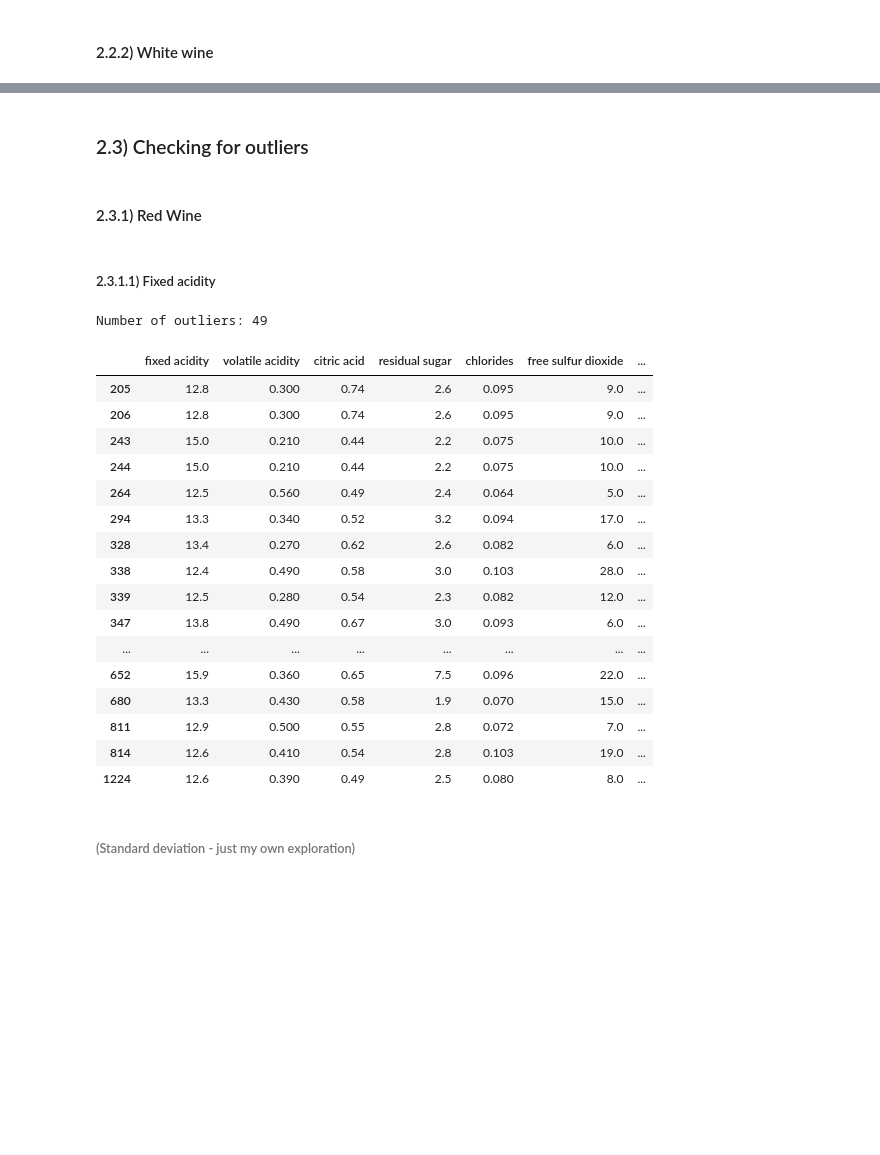
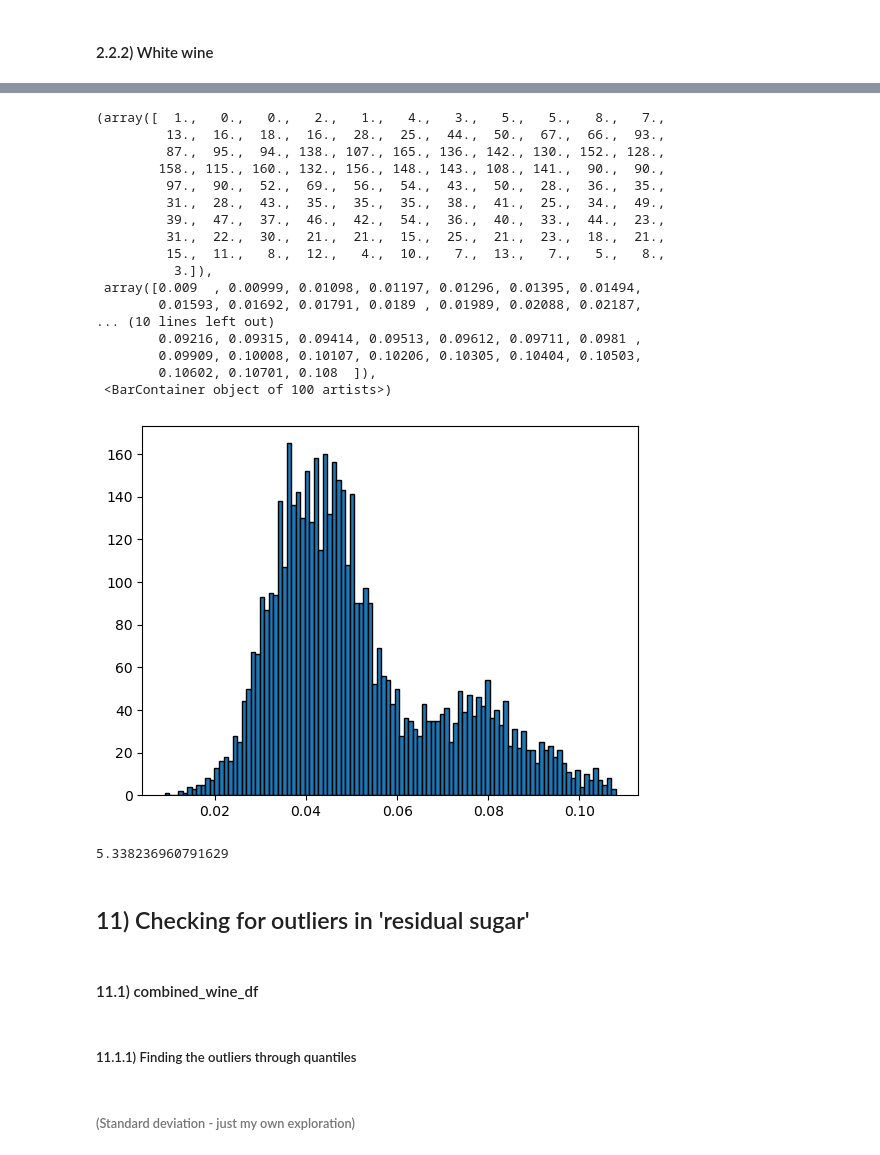
Before and after one commit to TRossen89/BI_MP_Assignments, a Jupyter notebook: MP2_Data_Exploration_and_Engineering.ipynb, the cells around one changed output, grey strips where cells are left out. Saved outputs shown, nothing was run; the diff lists cells and outputs as text; code cells hidden in the pictures; blank space fills up the shorter version.

```diff
--- a/MP2_Data_Exploration_and_Engineering.ipynb
+++ b/MP2_Data_Exploration_and_Engineering.ipynb
@@ -152,0 +353,4 @@ duplicates_rw
+# %%
+df_no_outliers_of_chlorides = calculate_outliers(combined_wine_df_numerical, True, "chlorides")
+
+df_no_outliers_of_chlorides.head()
@@ -153,48 +364,56 @@ duplicates_rw
+# %%
+plt.hist(df_no_outliers_of_chlorides["chlorides"], bins=100, edgecolor="black")
+# %% [output]
+(array([  1.,   0.,   0.,   2.,   1.,   4.,   3.,   5.,   5.,   8.,   7.,
+         13.,  16.,  18.,  16.,  28.,  25.,  44.,  50.,  67.,  66.,  93.,
+         87.,  95.,  94., 138., 107., 165., 136., 142., 130., 152., 128.,
+        158., 115., 160., 132., 156., 148., 143., 108., 141.,  90.,  90.,
+         97.,  90.,  52.,  69.,  56.,  54.,  43.,  50.,  28.,  36.,  35.,
+         31.,  28.,  43.,  35.,  35.,  35.,  38.,  41.,  25.,  34.,  49.,
+         39.,  47.,  37.,  46.,  42.,  54.,  36.,  40.,  33.,  44.,  23.,
+         31.,  22.,  30.,  21.,  21.,  15.,  25.,  21.,  23.,  18.,  21.,
+         15.,  11.,   8.,  12.,   4.,  10.,   7.,  13.,   7.,   5.,   8.,
+          3.]),
+ array([0.009  , 0.00999, 0.01098, 0.01197, 0.01296, 0.01395, 0.01494,
+        0.01593, 0.01692, 0.01791, 0.0189 , 0.01989, 0.02088, 0.02187,
+... (10 lines left out)
+        0.09216, 0.09315, 0.09414, 0.09513, 0.09612, 0.09711, 0.0981 ,
+        0.09909, 0.10008, 0.10107, 0.10206, 0.10305, 0.10404, 0.10503,
+        0.10602, 0.10701, 0.108  ]),
+ <BarContainer object of 100 artists>)
+[figure, added]
+# %%
+skewness_of_chlorides_no_outliers = combined_wine_df_numerical["chlorides"].skew()
+
+print(skewness_of_chlorides_no_outliers)
+# %% [output]
+5.338236960791629
 # %% [markdown]
-### 2.3) Checking for outliers
+## 11) Checking for outliers in 'residual sugar'
 # %% [markdown]
-#### 2.3.1) Red Wine
+#### 11.1) combined_wine_df
 # %% [markdown]
-##### 2.3.1.1) Fixed acidity
+##### 11.1.1) Finding the outliers through quantiles
 # %%
 # 25 percentile: The value that 25 % of the data is below
-Q1 = red_wine_df["fixed acidity"].quantile(0.25)
+Q1_fa = red_wine_df_f2["fixed acidity"].quantile(0.25)
 
 # 75 percentile: The value that 75 % of the data is above
-Q3 = red_wine_df["fixed acidity"].quantile(0.75)
+Q3_fa = red_wine_df_f2["fixed acidity"].quantile(0.75)
 
-IQR = Q3-Q1
+IQR_fa = Q3_fa-Q1_fa
 
-Lower_Fence = Q1 - (1.5*IQR)
-Upper_Fence = Q3 + (1.5*IQR)
+Lower_Fence = Q1_fa - (1.5*IQR_fa)
+Upper_Fence = Q3_fa + (1.5*IQR_fa)
 
 # A boolean condition that identifies outliers in the "fixed acidity" column of the red_wine_df DataFrame
-outliers_condition = (red_wine_df["fixed acidity"] < Lower_Fence) | (red_wine_df["fixed acidity"] > Upper_Fence)
+outliers_condition = (red_wine_df_f2["fixed acidity"] < Lower_Fence) | (red_wine_df_f2["fixed acidity"] > Upper_Fence)
 
-outliers = red_wine_df[(outliers_condition)]
+outliers = red_wine_df_f2[(outliers_condition)]
 
 number_of_outliers = outliers.shape[0]
 print("Number of outliers: " + str(number_of_outliers))
 outliers
-# %% [output]
-Number of outliers: 49
-|  | fixed acidity | volatile acidity | citric acid | residual sugar | chlorides | free sulfur dioxide | ... |
-| 205 | 12.8 | 0.300 | 0.74 | 2.6 | 0.095 | 9.0 | ... |
-| 206 | 12.8 | 0.300 | 0.74 | 2.6 | 0.095 | 9.0 | ... |
-| 243 | 15.0 | 0.210 | 0.44 | 2.2 | 0.075 | 10.0 | ... |
-| 244 | 15.0 | 0.210 | 0.44 | 2.2 | 0.075 | 10.0 | ... |
-| 264 | 12.5 | 0.560 | 0.49 | 2.4 | 0.064 | 5.0 | ... |
-| 294 | 13.3 | 0.340 | 0.52 | 3.2 | 0.094 | 17.0 | ... |
-| 328 | 13.4 | 0.270 | 0.62 | 2.6 | 0.082 | 6.0 | ... |
-| 338 | 12.4 | 0.490 | 0.58 | 3.0 | 0.103 | 28.0 | ... |
-| 339 | 12.5 | 0.280 | 0.54 | 2.3 | 0.082 | 12.0 | ... |
-| 347 | 13.8 | 0.490 | 0.67 | 3.0 | 0.093 | 6.0 | ... |
-| ... | ... | ... | ... | ... | ... | ... | ... |
-| 652 | 15.9 | 0.360 | 0.65 | 7.5 | 0.096 | 22.0 | ... |
-| 680 | 13.3 | 0.430 | 0.58 | 1.9 | 0.070 | 15.0 | ... |
-| 811 | 12.9 | 0.500 | 0.55 | 2.8 | 0.072 | 7.0 | ... |
-| 814 | 12.6 | 0.410 | 0.54 | 2.8 | 0.103 | 19.0 | ... |
-| 1224 | 12.6 | 0.390 | 0.49 | 2.5 | 0.080 | 8.0 | ... |
 # %% [markdown]
 ###### (Standard deviation - just my own exploration)
 # %%
```
Also changed, not shown: parts of 43 cells of this notebook.
